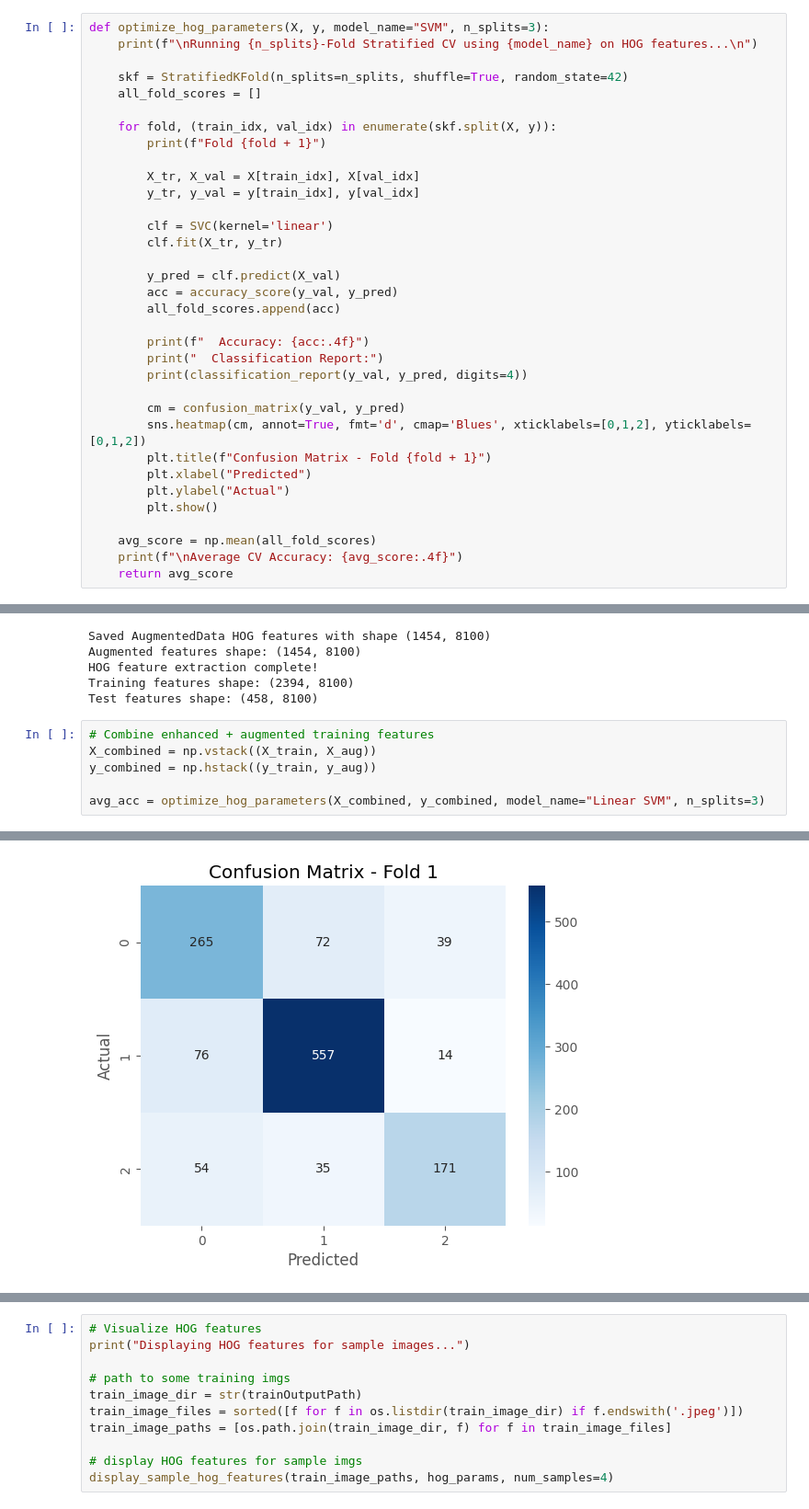
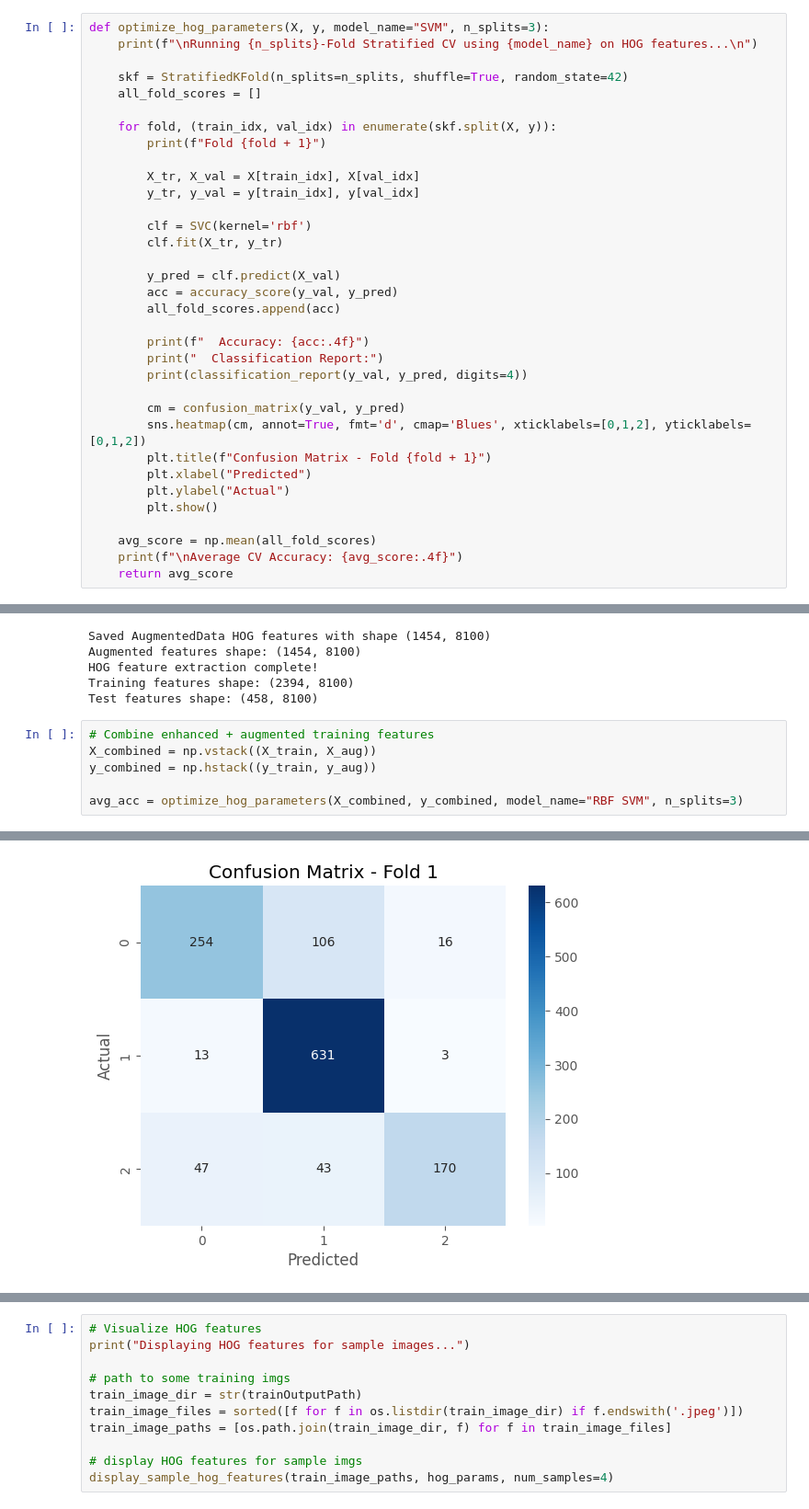
Before and after one commit to Rahim-Rahmatzada/MaskDetection, a Jupyter notebook: Notebooks/4.HOGExtraction.ipynb, the cells around one changed output, grey strips where cells are left out. Shown at 92% size. Saved outputs shown, nothing was run; the diff lists cells and outputs as text.

```diff
--- a/Notebooks/4.HOGExtraction.ipynb
+++ b/Notebooks/4.HOGExtraction.ipynb
@@ -142,7 +142,7 @@ def optimize_hog_parameters(X, y, model_name="SVM", n_splits=3):
         X_tr, X_val = X[train_idx], X[val_idx]
         y_tr, y_val = y[train_idx], y[val_idx]
 
-        clf = SVC(kernel='linear')
+        clf = SVC(kernel='rbf')
         clf.fit(X_tr, y_tr)
 
         y_pred = clf.predict(X_val)
@@ -252,5 +252,5 @@ Test features shape: (458, 8100)
 X_combined = np.vstack((X_train, X_aug))
 y_combined = np.hstack((y_train, y_aug))
 
-avg_acc = optimize_hog_parameters(X_combined, y_combined, model_name="Linear SVM", n_splits=3)
+avg_acc = optimize_hog_parameters(X_combined, y_combined, model_name="RBF SVM", n_splits=3)
 # %% [output]
@@ -271,2 +271,2 @@ weighted avg     0.7743    0.7740    0.7732      1283
-[figure, old version]
+[figure, new version]
 Fold 2
```
Also changed, not shown: parts of 1 cell of this notebook, 1 other file.
